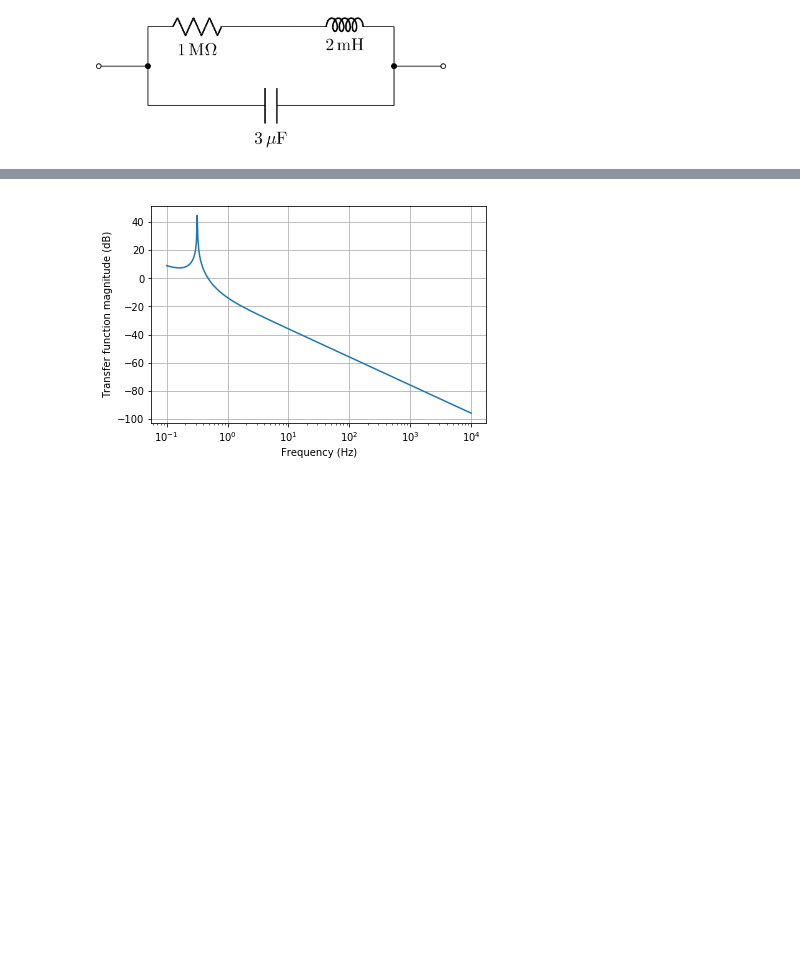
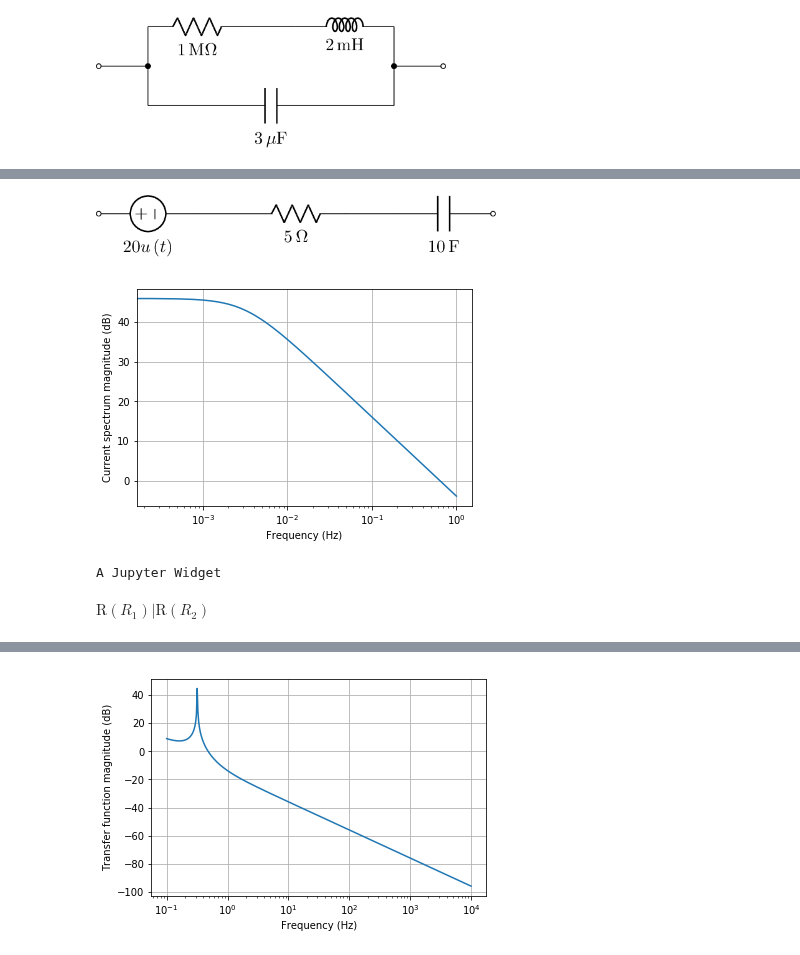
Before and after one commit to psychemedia/showntell, a Jupyter notebook: index_electronics.ipynb, the cells around one changed output, grey strips where cells are left out. Saved outputs shown, nothing was run; the diff lists cells and outputs as text; code cells hidden in the pictures; blank space fills up the shorter version.

```diff
--- a/index_electronics.ipynb
+++ b/index_electronics.ipynb
@@ -266,0 +286,31 @@ cct2.draw()
+# %%
+from numpy import logspace, linspace
+from lcapy import Vstep, R, C, L
+
+n = Vstep(20) + R(5) + C(10)
+n.draw()
+
+vf = linspace(0, 1, 4000)
+n.Isc.frequency_response().plot(vf, log_scale=True);
+# %% [output]
+[figure, added]
+[figure, added]
+# %%
+from ipywidgets import interact
+
+@interact(R1=(0.1, 10),L1=(0.01, 1),C1=(0.01,0.5))
+def damping(R1=0.1,L1=0.2,C1=0.4):
+    underDampedRLC = Vstep(10) + R(R1) + L(L1)+ C(C1)
+    underDampedRLC.draw();
+
+    t = linspace(0, 10, 1000)
+
+    underDampedRLC.Isc.transient_response().plot(t);
+# %% [output]
+A Jupyter Widget
+# %%
+R_1 =R('R_1')
+Rtot = R_1  | R('R_2')
+Rtot
+# %% [output]
+$\mathrm{R}(R_1) | \mathrm{R}(R_2)$
```
Also changed, not shown: parts of 10 cells of this notebook.
